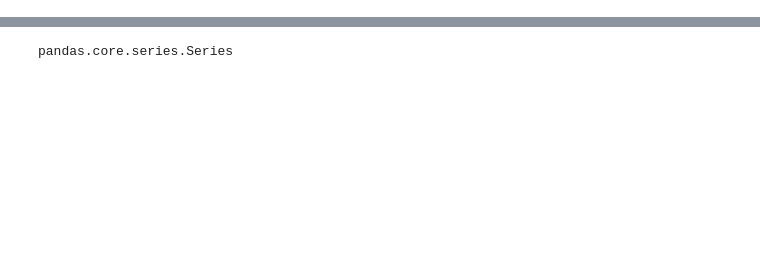
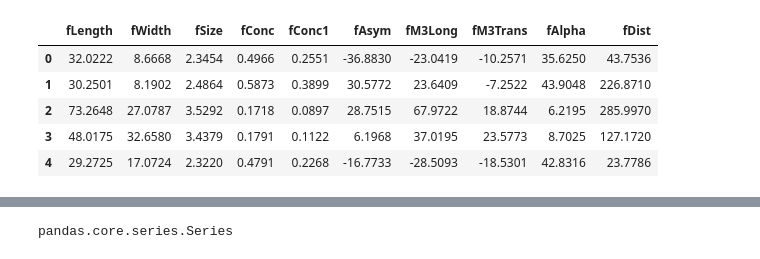
Before and after one commit to manjotmb20/EC3, a Jupyter notebook: magic.ipynb, the cells around one changed output, grey strips where cells are left out. Drawn from its saved outputs; the diff is of its cells as text; code cells hidden in the pictures; blank space fills up the shorter version.

```diff
--- a/magic.ipynb
+++ b/magic.ipynb
@@ -36,10 +52,20 @@ data.head()
 # %%
-data['Class'][data['Class']=='g']=1
-data['Class'][data['Class']=='h']=0
-Y=pd.DataFrame(data.Class)
-data.drop('Class', inplace=True,axis=1)
+data['class'][data['class']=='g']=1
+data['class'][data['class']=='h']=0
+Y=pd.DataFrame(data['class'])
+data.drop('class', inplace=True,axis=1)
+data.drop('Unnamed: 0', inplace=True,axis=1)
+data.drop('index', inplace=True,axis=1)
 X=pd.DataFrame()
 X=data
+X.head()
+# %% [output]
+|  | fLength | fWidth | fSize | fConc | fConc1 | fAsym | fM3Long | fM3Trans | fAlpha | fDist |
+| 0 | 32.0222 | 8.6668 | 2.3454 | 0.4966 | 0.2551 | -36.8830 | -23.0419 | -10.2571 | 35.6250 | 43.7536 |
+| 1 | 30.2501 | 8.1902 | 2.4864 | 0.5873 | 0.3899 | 30.5772 | 23.6409 | -7.2522 | 43.9048 | 226.8710 |
+| 2 | 73.2648 | 27.0787 | 3.5292 | 0.1718 | 0.0897 | 28.7515 | 67.9722 | 18.8744 | 6.2195 | 285.9970 |
+| 3 | 48.0175 | 32.6580 | 3.4379 | 0.1791 | 0.1122 | 6.1968 | 37.0195 | 23.5773 | 8.7025 | 127.1720 |
+| 4 | 29.2725 | 17.0724 | 2.3220 | 0.4791 | 0.2268 | -16.7733 | -28.5093 | -18.5301 | 42.8316 | 23.7786 |
 # %%
 Y
 # %% [output]
```
Also changed, not shown: parts of 20 cells of this notebook.
